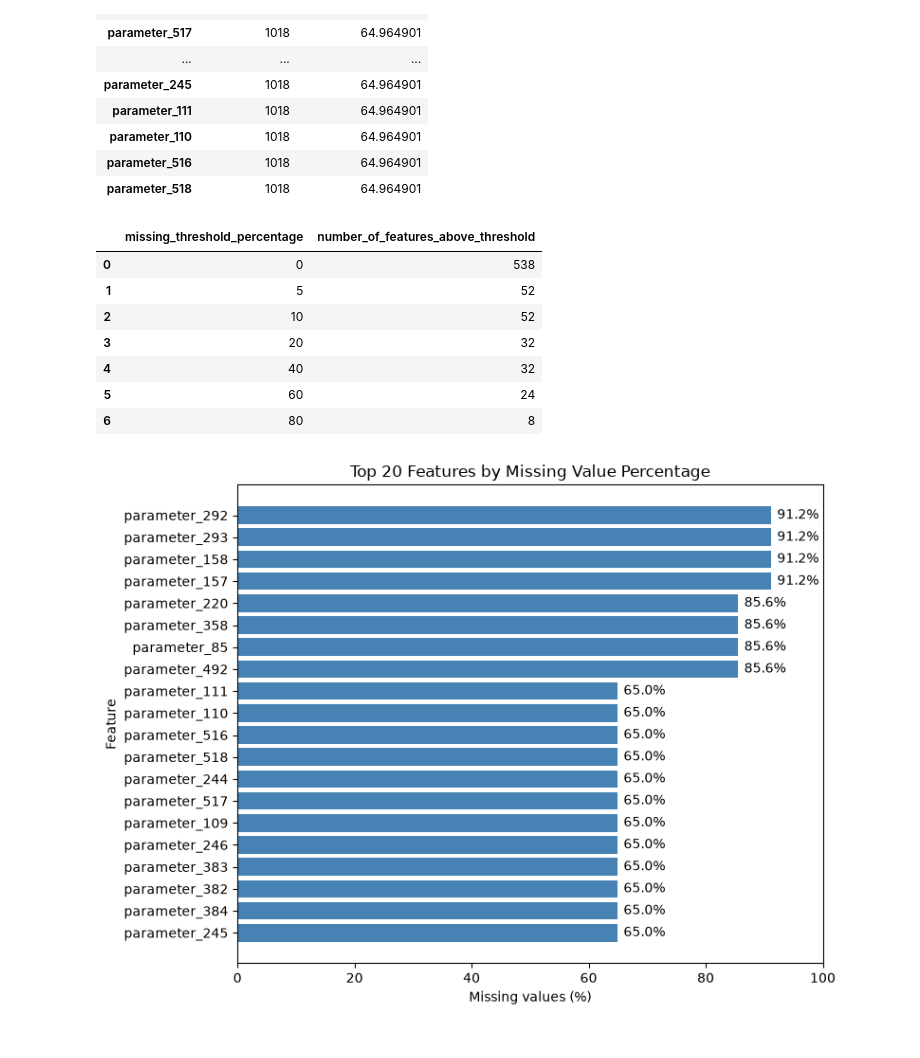
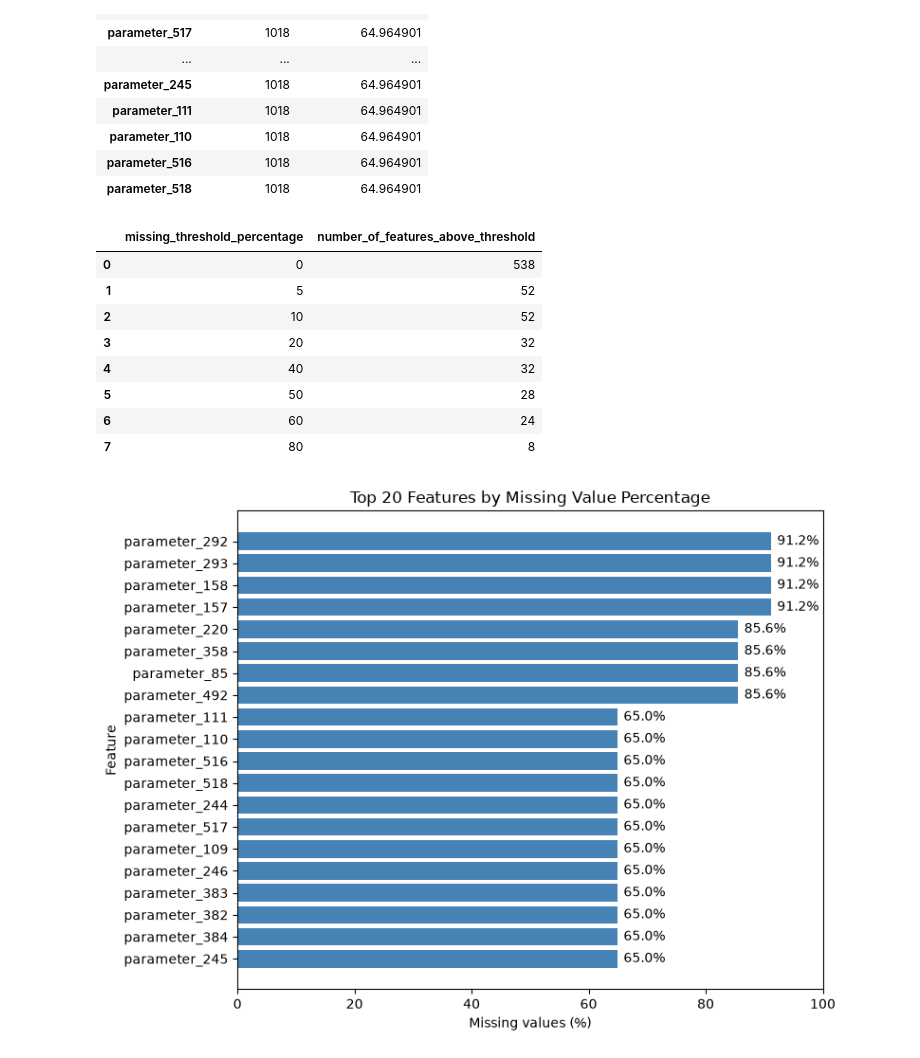
Before and after one commit to Spalding13/secom-fault-detection, a Jupyter notebook: notebooks/01_secom_fault_detection.ipynb, the cells around one changed output. Cells and saved outputs as stored; diff of their text form; code cells hidden in the pictures.

```diff
--- a/notebooks/01_secom_fault_detection.ipynb
+++ b/notebooks/01_secom_fault_detection.ipynb
@@ -314,26 +315,27 @@ missing_summary.head(20)
 | parameter_518 | 1018 | 64.964901 |
 # %%
 # Count how many features exceed useful missingness thresholds
-missing_thresholds = [0, 5, 10, 20, 40, 60, 80]
+missing_thresholds = [0, 5, 10, 20, 40, 50, 60, 80]
 
 missing_threshold_summary = pd.DataFrame({
     "missing_threshold_percentage": missing_thresholds,
     "number_of_features_above_threshold": [
         (missing_summary["missing_percentage"] > threshold).sum()
         for threshold in missing_thresholds
     ]
 })
 
 missing_threshold_summary
 # %% [output]
 |  | missing_threshold_percentage | number_of_features_above_threshold |
 | 0 | 0 | 538 |
 | 1 | 5 | 52 |
 | 2 | 10 | 52 |
 | 3 | 20 | 32 |
 | 4 | 40 | 32 |
-| 5 | 60 | 24 |
-| 6 | 80 | 8 |
+| 5 | 50 | 28 |
+| 6 | 60 | 24 |
+| 7 | 80 | 8 |
 # %%
 # Visualize the features with the highest missing value percentages
 top_missing = missing_summary.head(20).sort_values("missing_percentage")
```
Also changed, not shown: parts of 19 cells of this notebook, 11 other files.
